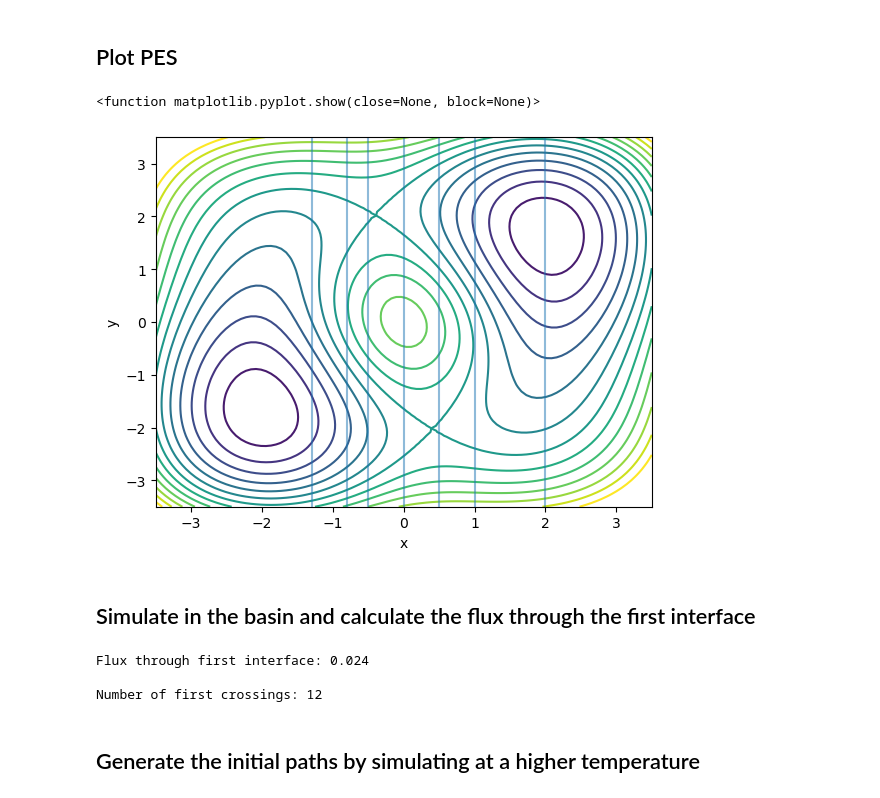
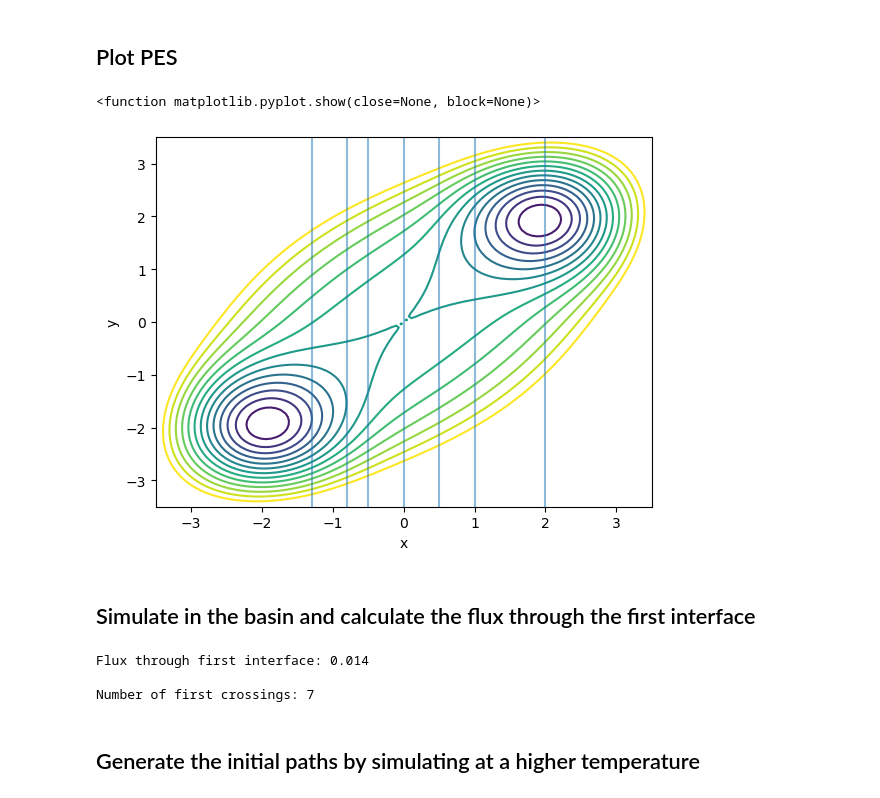
Before and after one commit to minhx010/iCoMSE-planning-spring2023, a Jupyter notebook: TIS.ipynb, the cells around one changed output. Drawn from its saved outputs; the diff is of its cells as text; code cells hidden in the pictures.

```diff
--- a/TIS.ipynb
+++ b/TIS.ipynb
@@ -29,31 +29,32 @@ sigma = 0.5                 # standard deviation of momenta perturbation
 beta = 2.5     # 1/kT
 gamma = 5.0    # friction
 dt = 0.01      # time step size
+pes_type = 1   # select the PES type
 # %% [markdown]
 ## Plot PES
 # %%
 #plot potential energy surface contours
 N = 100
 x_vec = np.linspace(-3.5, 3.5, N)
 y_vec = np.linspace(-3.5, 3.5, N)
 X, Y = np.meshgrid(x_vec, y_vec)
 energy = np.zeros((N, N))
 for i in range(len(x_vec)):
     for j in range(len(y_vec)):
-        energy[j][i] = ld.potential(x_vec[i],y_vec[j])
+        energy[j][i] = ld.potential(x_vec[i],y_vec[j],pes_type)
 plt.contour(x_vec,y_vec,energy,[-3.5,-3,-2.5,-2,-1.5,-1,-0.5,0,0.5,1,1.5,2,2.5,3])
 
 for xc in interfaces:
     plt.axvline(x=xc,alpha=0.5)
 
 plt.xlabel('x')
 plt.ylabel('y')
 plt.show
 
 # print(energy)
 # %% [output]
 <function matplotlib.pyplot.show(close=None, block=None)>
-[figure, old version]
+[figure, new version]
 # %% [markdown]
 ## Simulate in the basin and calculate the flux through the first interface
 # %%
@@ -61,15 +62,15 @@ plt.show
 basintraj = np.zeros((basinlen + 1, 6),dtype=float)
 
 # Calculate initial forces
-fx,fy = ld.force(init_coords[0],init_coords[1],init_p[0],init_p[1],dt,beta,gamma)
+fx,fy = ld.force(init_coords[0],init_coords[1],init_p[0],init_p[1],dt,beta,gamma,pes_type)
 
 # Combine positions, momenta, and forces to make an initial phase point
 init_phasepoint = init_coords + init_p + [fx,fy]
-basintrajeq = ld.vv_step(init_phasepoint,dt,beta,gamma)
+basintrajeq = ld.vv_step(init_phasepoint,dt,beta,gamma,pes_type)
 
 # Equilibrate in basin
 for i in range(1,basineqlen + 1):
-    new_basintrajeq = ld.vv_step(basintrajeq,dt,beta,gamma)
+    new_basintrajeq = ld.vv_step(basintrajeq,dt,beta,gamma,pes_type)
     basintrajeq = new_basintrajeq
     op = ld.calc_op(op_type,basintrajeq[0],basintrajeq[1])
     # check if trajectory reaches basin B
@@ -82,7 +83,7 @@ n_cross = 0
 
 # Run basin A simulation and check for first crossings
 for j in range(1,basinlen + 1):
-    basintraj[j] = ld.vv_step(basintraj[j-1],dt,beta,gamma)
+    basintraj[j] = ld.vv_step(basintraj[j-1],dt,beta,gamma,pes_type)
     op = ld.calc_op(op_type,basintraj[j][0],basintraj[j][1])
     if op < basinA:
         fromBasin = True
@@ -99,9 +100,9 @@ flux = n_cross/(basinlen*dt)
 print("Flux through first interface: {}\n".format(flux))
 print("Number of first crossings: {}\n".format(n_cross))
 # %% [output]
-Flux through first interface: 0.024
+Flux through first interface: 0.014
 
-Number of first crossings: 12
+Number of first crossings: 7
 # %% [markdown]
 ## Generate the initial paths by simulating at a higher temperature
 # %%
```
Also changed, not shown: parts of 2 cells of this notebook, 2 other files.
